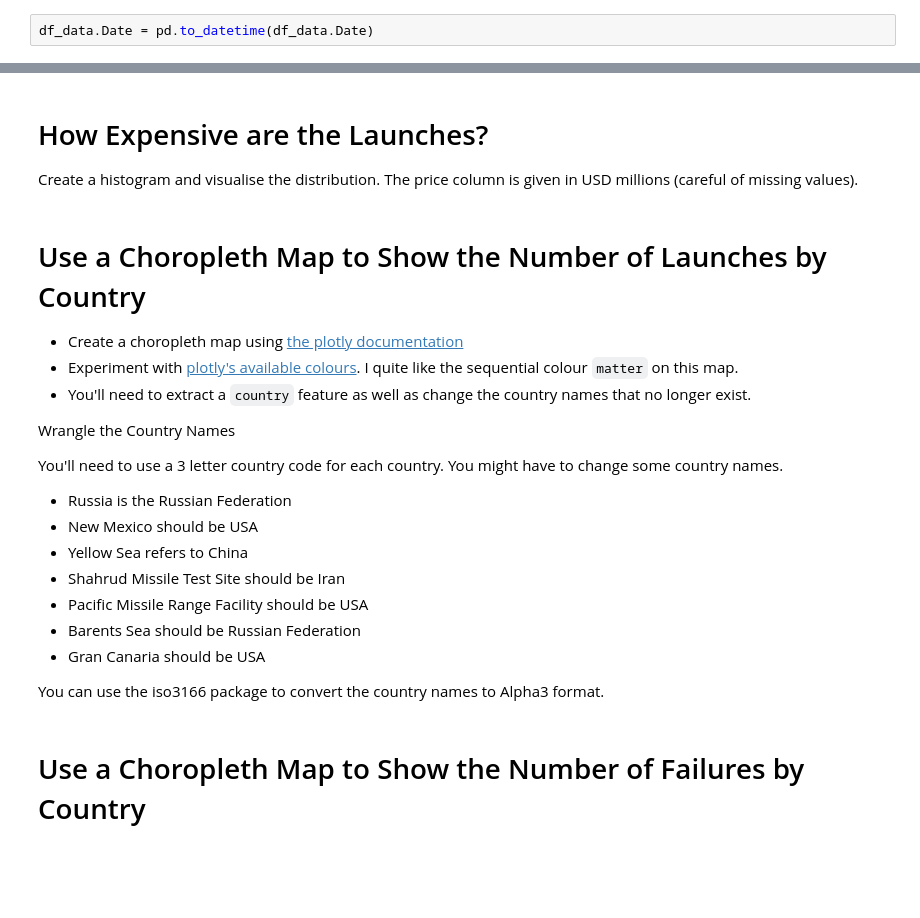
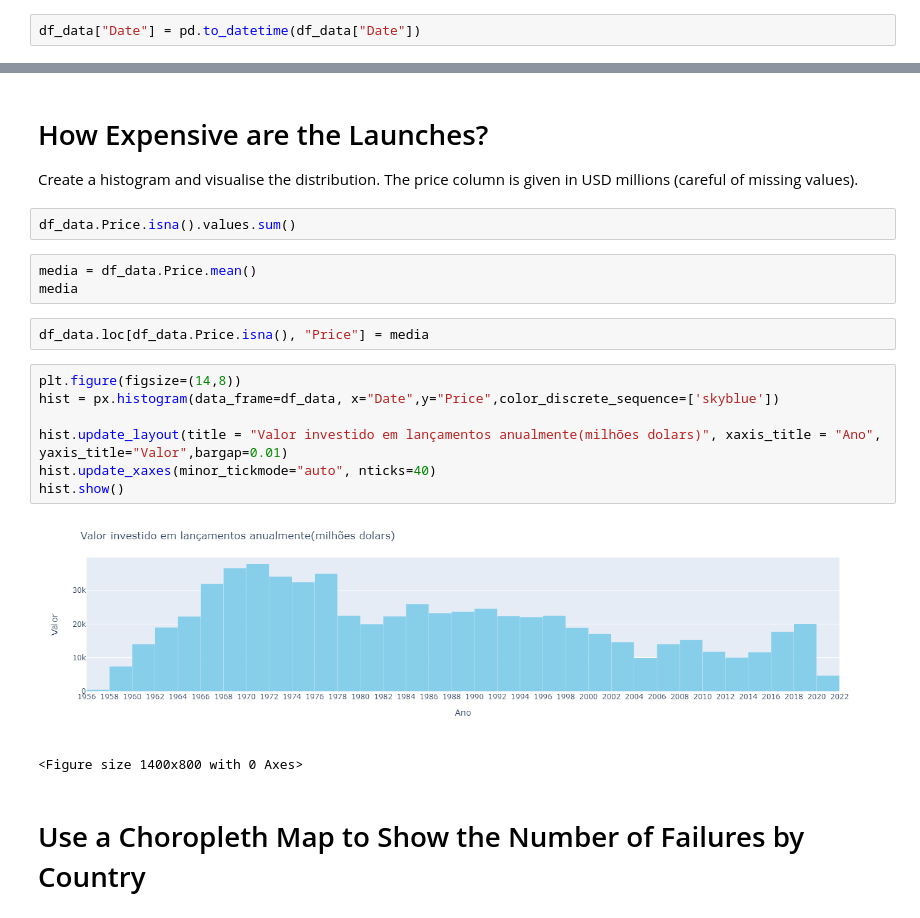
Before and after one commit to AlexBorges000/lancamentos_espaciais, a Jupyter notebook: Space_Missions_Analysis.ipynb, the cells around one changed output, grey strips where cells are left out. Saved outputs shown, nothing was run; the diff lists cells and outputs as text; blank space fills up the shorter version.

Commit message:
Finish Histogram

```diff
--- a/Space_Missions_Analysis.ipynb
+++ b/Space_Missions_Analysis.ipynb
@@ -133,5 +79,5 @@ print(type(df_data.Date[0]))
 # %%
-df_data.Date = pd.to_datetime(df_data.Date)
+df_data["Date"] = pd.to_datetime(df_data["Date"])
 # %%
 df_data.Price = df_data.Price.str.replace(",","")
 df_data.Price = pd.to_numeric(df_data.Price)
@@ -217,27 +127,23 @@ bar.show()
 # How Expensive are the Launches?
 
 Create a histogram and visualise the distribution. The price column is given in USD millions (careful of missing values).
-# %% [markdown]
-# Use a Choropleth Map to Show the Number of Launches by Country
-
-* Create a choropleth map using [the plotly documentation](https://plotly.com/python/choropleth-maps/)
-* Experiment with [plotly's available colours](https://plotly.com/python/builtin-colorscales/). I quite like the sequential colour `matter` on this map.
-* You'll need to extract a `country` feature as well as change the country names that no longer exist.
-
-Wrangle the Country Names
-
-You'll need to use a 3 letter country code for each country. You might have to change some country names.
-
-* Russia is the Russian Federation
-* New Mexico should be USA
-* Yellow Sea refers to China
-* Shahrud Missile Test Site should be Iran
-* Pacific Missile Range Facility should be USA
-* Barents Sea should be Russian Federation
-* Gran Canaria should be USA
-
-
-You can use the iso3166 package to convert the country names to Alpha3 format.
+# %%
+df_data.Price.isna().values.sum()
+# %%
+media = df_data.Price.mean()
+media
+# %%
+df_data.loc[df_data.Price.isna(), "Price"] = media
+# %%
+plt.figure(figsize=(14,8))
+hist = px.histogram(data_frame=df_data, x="Date",y="Price",color_discrete_sequence=['skyblue'])
+
+hist.update_layout(title = "Valor investido em lançamentos anualmente(milhões dolars)", xaxis_title = "Ano", yaxis_title="Valor",bargap=0.01)
+hist.update_xaxes(minor_tickmode="auto", nticks=40)
+hist.show()
+# %% [output]
+[figure, added]
+<Figure size 1400x800 with 0 Axes>
 # %% [markdown]
 # Use a Choropleth Map to Show the Number of Failures by Country
 # %% [markdown]
```
Also changed, not shown: parts of 19 cells of this notebook.
